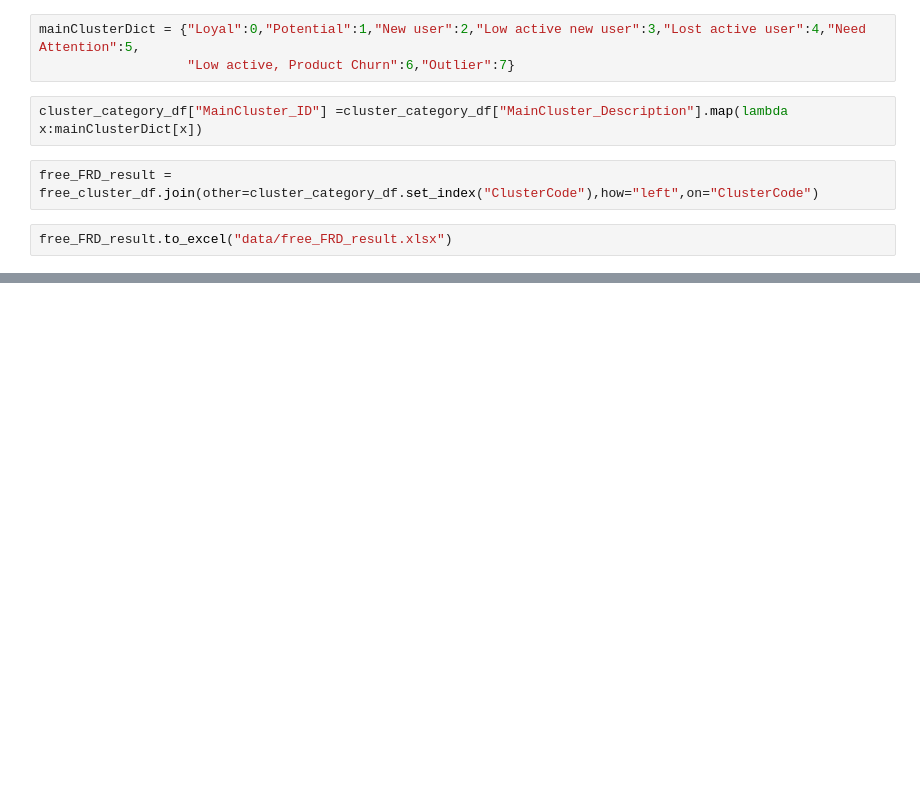
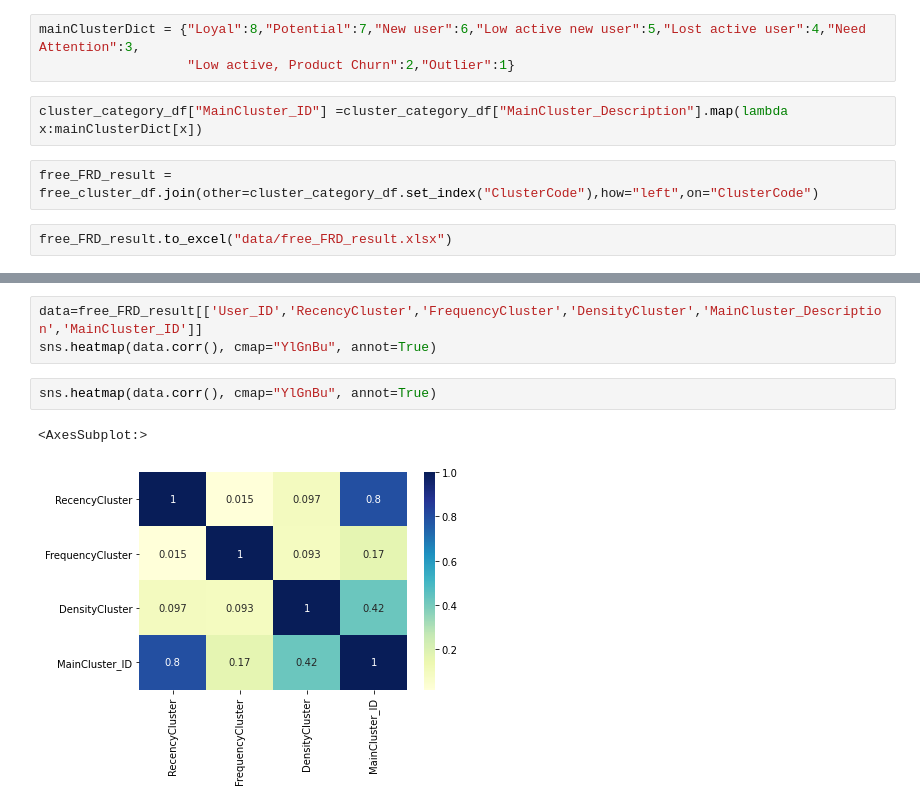
Before and after one commit to ngttnguyen/myscala, a Jupyter notebook: Voiz_project/Voizfm_Clustering_DFM.ipynb, the cells around one changed output, grey strips where cells are left out. Drawn from its saved outputs; the diff is of its cells as text; blank space fills up the shorter version.

```diff
--- a/Voiz_project/Voizfm_Clustering_DFM.ipynb
+++ b/Voiz_project/Voizfm_Clustering_DFM.ipynb
@@ -948,8 +949,8 @@ Outlier                       5
 Potential                     4
 dtype: int64
 # %%
-mainClusterDict = {"Loyal":0,"Potential":1,"New user":2,"Low active new user":3,"Lost active user":4,"Need Attention":5,
-                   "Low active, Product Churn":6,"Outlier":7}
+mainClusterDict = {"Loyal":8,"Potential":7,"New user":6,"Low active new user":5,"Lost active user":4,"Need Attention":3,
+                   "Low active, Product Churn":2,"Outlier":1}
 # %%
 cluster_category_df["MainCluster_ID"] =cluster_category_df["MainCluster_Description"].map(lambda x:mainClusterDict[x])
 # %%
@@ -971,0 +967,8 @@ free_FRD_result.groupby(["MainCluster_ID","MainCluster_Description"]).agg({"User
+# %%
+data=free_FRD_result[['User_ID','RecencyCluster','FrequencyCluster','DensityCluster','MainCluster_Description','MainCluster_ID']]
+sns.heatmap(data.corr(), cmap="YlGnBu", annot=True)
+# %%
+sns.heatmap(data.corr(), cmap="YlGnBu", annot=True)
+# %% [output]
+<AxesSubplot:>
+[figure, added]
```
Also changed, not shown: parts of 3 cells of this notebook, 4 other files.
